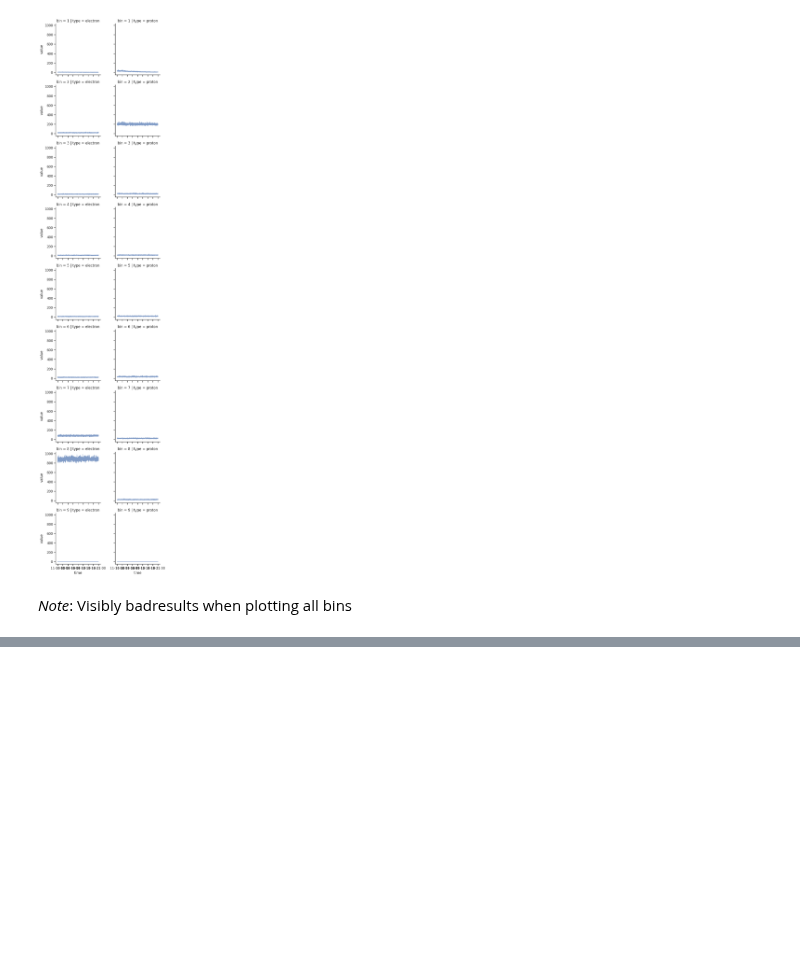
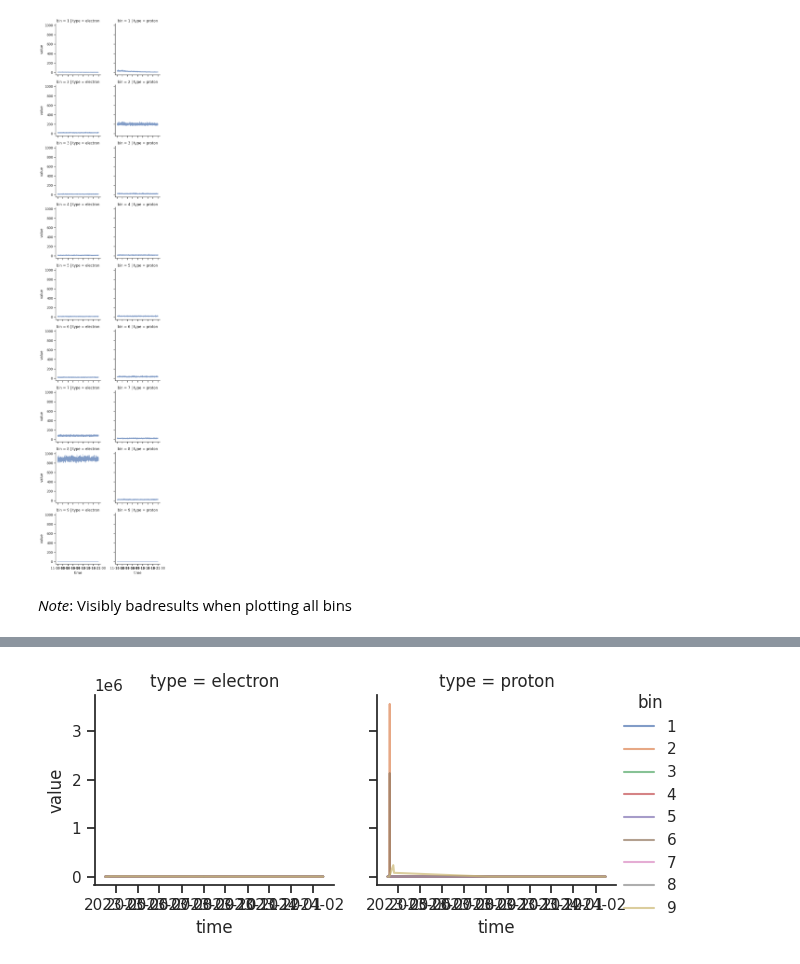
Before and after one commit to AGHRADEM/radem-notebooks, a Jupyter notebook: notebooks/2_basic_data_processing.ipynb, the cells around one changed output, grey strips where cells are left out. Cells and saved outputs as stored; diff of their text form; code cells hidden in the pictures; blank space fills up the shorter version.

Commit message:
Rendering all data

```diff
--- a/notebooks/2_basic_data_processing.ipynb
+++ b/notebooks/2_basic_data_processing.ipynb
@@ -205,0 +210,2 @@ plot_separate_bins(df)
+# %%
+df = pd.concat([to_dataframe(cdf.data) for cdf in science_cdfs])
@@ -205,0 +229,6 @@ plot_separate_bins(df)
+# %%
+df_sample = df.sample(70000)
+# %%
+plot_combined_bins(df_sample)
+# %% [output]
+[figure, added]
```
Also changed, not shown: parts of 7 cells of this notebook.
